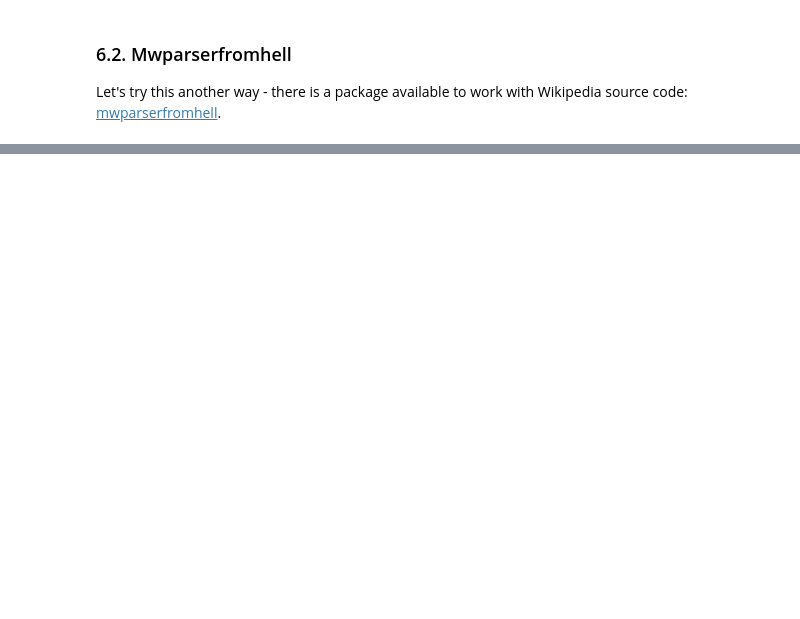
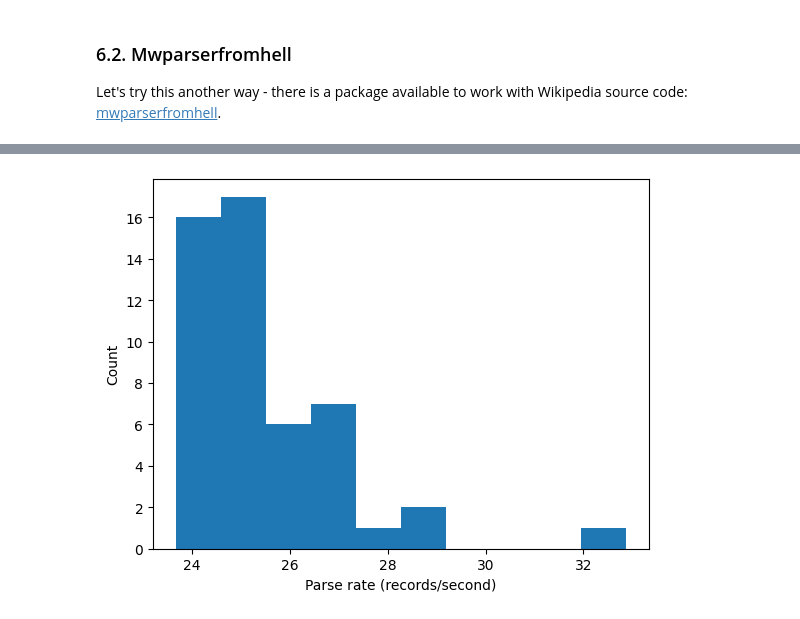
Before and after one commit to gperdrizet/OpenSearch, a Jupyter notebook: semantic_search/notebooks/01-data_exploration.ipynb, the cells around one changed output, grey strips where cells are left out. Drawn from its saved outputs; the diff is of its cells as text; code cells hidden in the pictures; blank space fills up the shorter version.

```diff
--- a/semantic_search/notebooks/01-data_exploration.ipynb
+++ b/semantic_search/notebooks/01-data_exploration.ipynb
@@ -27,10 +28,19 @@ import functions.helper as helper_funcs
 # %% [output]
 Working directory: /mnt/arkk/opensearch/semantic_search
 # %%
-sample_records=5
+# Input data filepaths
 gzip_data_file_path='./data/raw_data/enwiki-20240930-cirrussearch-content.json.gz'
 json_data_file_path='./data/raw_data/enwiki-20240930-cirrussearch-content.json'
 
+# Number of records to load for inspection
+sample_records=5
+
+# Turn experiments on or off
+run_full_read=False
 run_rate_experiments=True
 run_parse_experiments=True
+
+# Run replicates of chunks and use the mean rates to estimate the total read times
+read_time_estimate_replicates=100
+read_time_estimate_chunk_size=500
 # %% [markdown]
@@ -469,0 +606,9 @@ For cleaning, definitely use mwparserfromhell plus our custom cleaning functions
+# %%
+if run_rate_experiments is True:
+
+    plt.hist(parse_rates)
+    plt.xlabel(f'Parse rate (records/second)')
+    plt.ylabel('Count')
+    plt.show()
+# %% [output]
+[figure, added]
```
Also changed, not shown: parts of 38 cells of this notebook, 4 other files.
